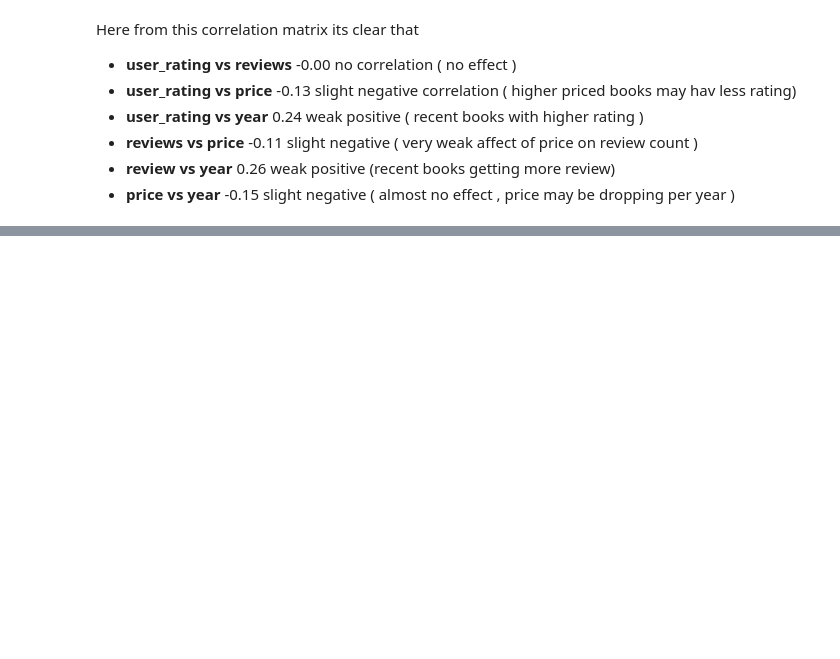
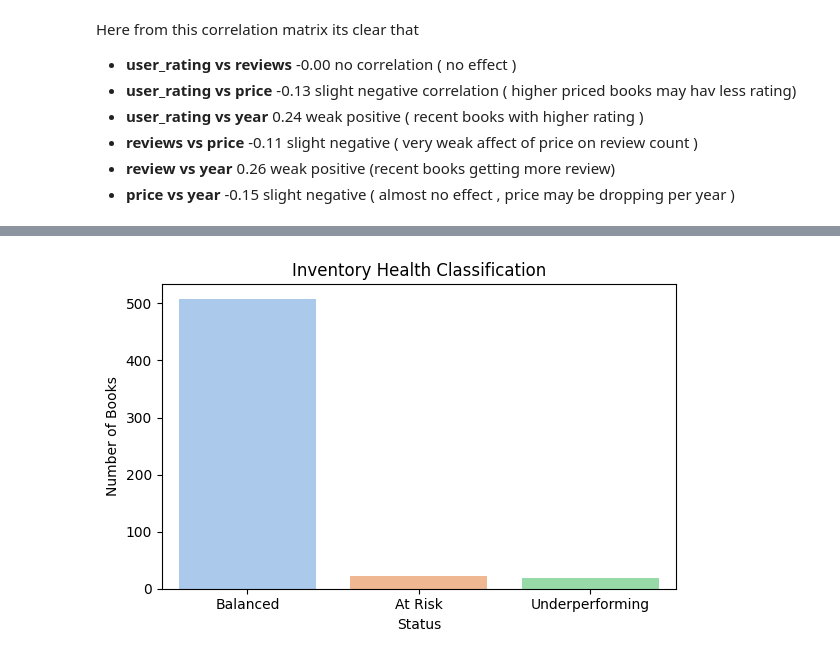
Before and after one commit to Anurag-Mohan/Amazon-Inventory-Analysis, a Jupyter notebook: AmazonData.ipynb, the cells around one changed output, grey strips where cells are left out. Saved outputs shown, nothing was run; the diff lists cells and outputs as text; code cells hidden in the pictures; blank space fills up the shorter version.

```diff
--- a/AmazonData.ipynb
+++ b/AmazonData.ipynb
@@ -175,0 +209,11 @@ Here from this correlation matrix its clear that
+# %%
+def classify_inventory(rate):
+    if rate > 100:
+        return "Balanced"
+    elif rate > 30:
+        return "At Risk"
+    else:
+        return "Underperforming"
+
+df['inventory_status'] = df['turnover_rate'].apply(classify_inventory)
+df['inventory_status'].value_counts()
@@ -175,0 +227,10 @@ Here from this correlation matrix its clear that
+# %%
+plt.figure(figsize=(6,4))
+sns.countplot(data=df, x='inventory_status',hue='inventory_status' ,palette='pastel',legend=False)
+plt.title("Inventory Health Classification")
+plt.xlabel("Status")
+plt.ylabel("Number of Books")
+plt.tight_layout()
+plt.show()
+# %% [output]
+[figure, added]
```
Also changed, not shown: parts of 26 cells of this notebook.
